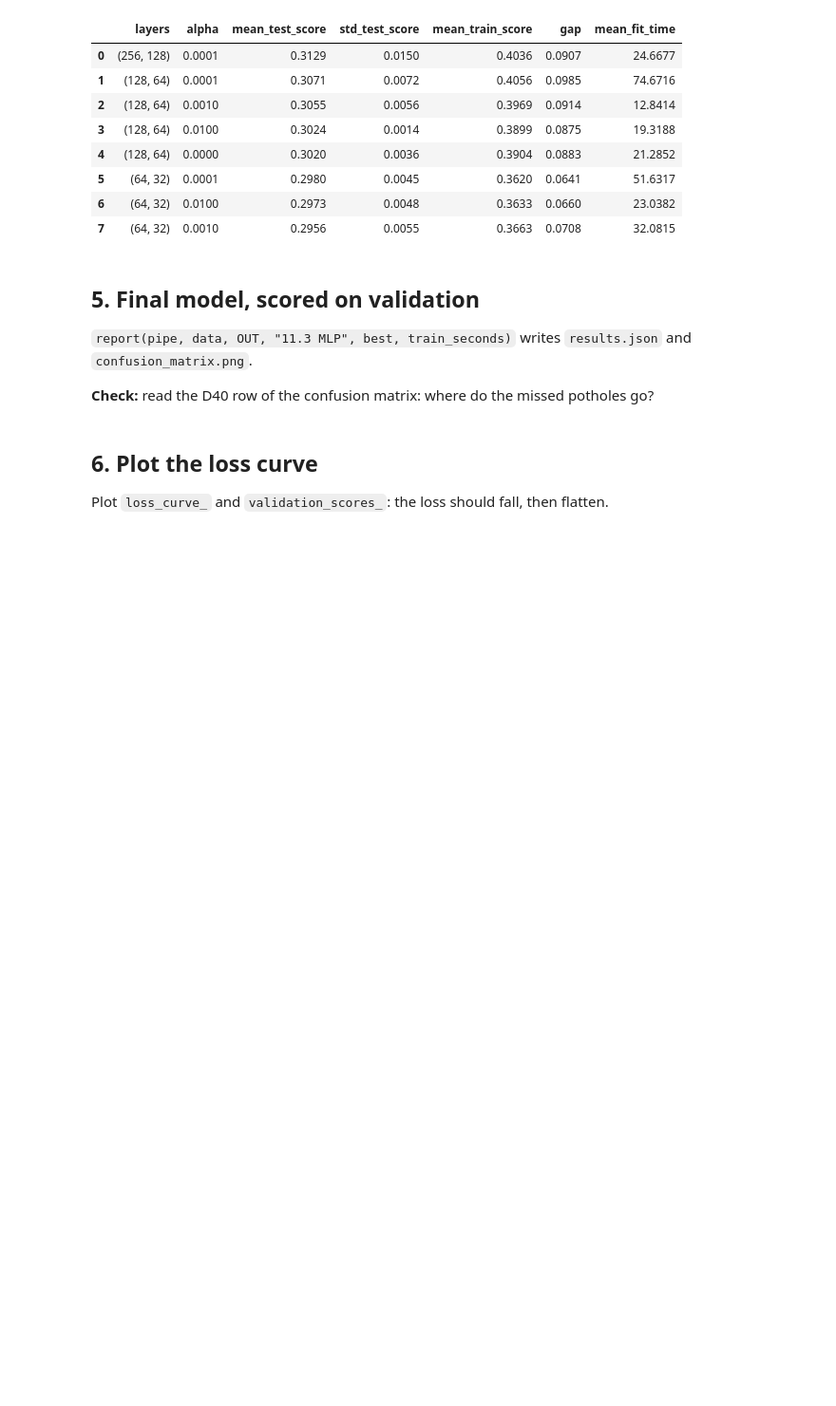
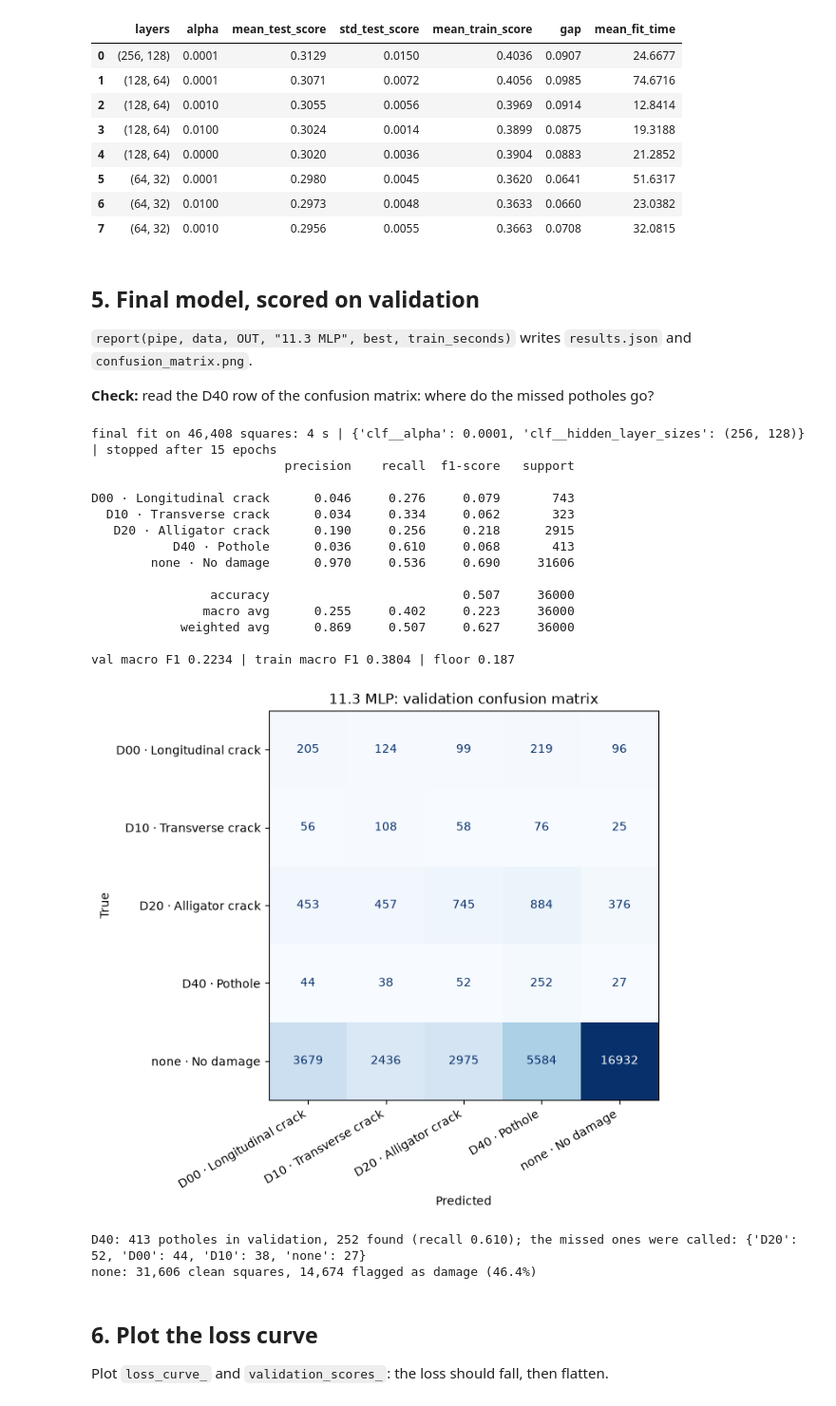
Before and after one commit to RaksaOC/road-damage-classifier, a Jupyter notebook: backend/ml/notebooks/11_3_mlp.ipynb, the cells around one changed output. Shown at 95% size. Drawn from its saved outputs; the diff is of its cells as text; code cells hidden in the pictures; blank space fills up the shorter version.

Commit message:
11.3 MLP: final fit, validation report and loss curve

```diff
--- a/backend/ml/notebooks/11_3_mlp.ipynb
+++ b/backend/ml/notebooks/11_3_mlp.ipynb
@@ -218,6 +218,51 @@ BEST: {'clf__alpha': 0.0001, 'clf__hidden_layer_sizes': (256, 128)} | CV macro F
 `report(pipe, data, OUT, "11.3 MLP", best, train_seconds)` writes `results.json` and `confusion_matrix.png`.
 
 **Check:** read the D40 row of the confusion matrix: where do the missed potholes go?
+# %%
+params = dict(best["params"])
+
+final = make_pipeline(MLPClassifier(early_stopping=True, random_state=SEED))
+final.set_params(**params)
+t = time.perf_counter()
+final.fit(X_tr, y_tr, clf__sample_weight=w_tr)     # all 46,408 training squares, balanced by weight
+secs = time.perf_counter() - t
+print(f"final fit on {len(X_tr):,} squares: {secs:.0f} s | {params} "
+      f"| stopped after {final[-1].n_iter_} epochs")
+
+t = time.perf_counter()
+res = report(final, data, OUT, "11.3 MLP", best, secs)
+report_secs = time.perf_counter() - t
+plt.show()
+
+# Where do the missed potholes go? (D40 row of the confusion matrix)
+cm = np.array(res["confusion_matrix"])
+d40 = pd.Series(cm[config.CLASS_TO_ID["D40"]], index=config.CLASSES)
+print(f"D40: {d40.sum()} potholes in validation, {d40['D40']} found "
+      f"(recall {res['per_class']['D40']['recall']:.3f}); the missed ones were called:",
+      d40.drop("D40").sort_values(ascending=False).to_dict())
+
+# How many clean squares get flagged as damage? (false alarms, the SVM's main problem)
+none_row = pd.Series(cm[config.CLASS_TO_ID["none"]], index=config.CLASSES)
+print(f"none: {none_row.sum():,} clean squares, {none_row.drop('none').sum():,} flagged as damage "
+      f"({none_row.drop('none').sum() / none_row.sum():.1%})")
+# %% [output]
+final fit on 46,408 squares: 4 s | {'clf__alpha': 0.0001, 'clf__hidden_layer_sizes': (256, 128)} | stopped after 15 epochs
+                          precision    recall  f1-score   support
+
+D00 · Longitudinal crack      0.046     0.276     0.079       743
+  D10 · Transverse crack      0.034     0.334     0.062       323
+   D20 · Alligator crack      0.190     0.256     0.218      2915
+           D40 · Pothole      0.036     0.610     0.068       413
+        none · No damage      0.970     0.536     0.690     31606
+
+                accuracy                          0.507     36000
+               macro avg      0.255     0.402     0.223     36000
+            weighted avg      0.869     0.507     0.627     36000
+
+val macro F1 0.2234 | train macro F1 0.3804 | floor 0.187
+[figure, added]
+D40: 413 potholes in validation, 252 found (recall 0.610); the missed ones were called: {'D20': 52, 'D00': 44, 'D10': 38, 'none': 27}
+none: 31,606 clean squares, 14,674 flagged as damage (46.4%)
 # %% [markdown]
 ## 6. Plot the loss curve
 
```
Also changed, not shown: parts of 1 cell of this notebook.
